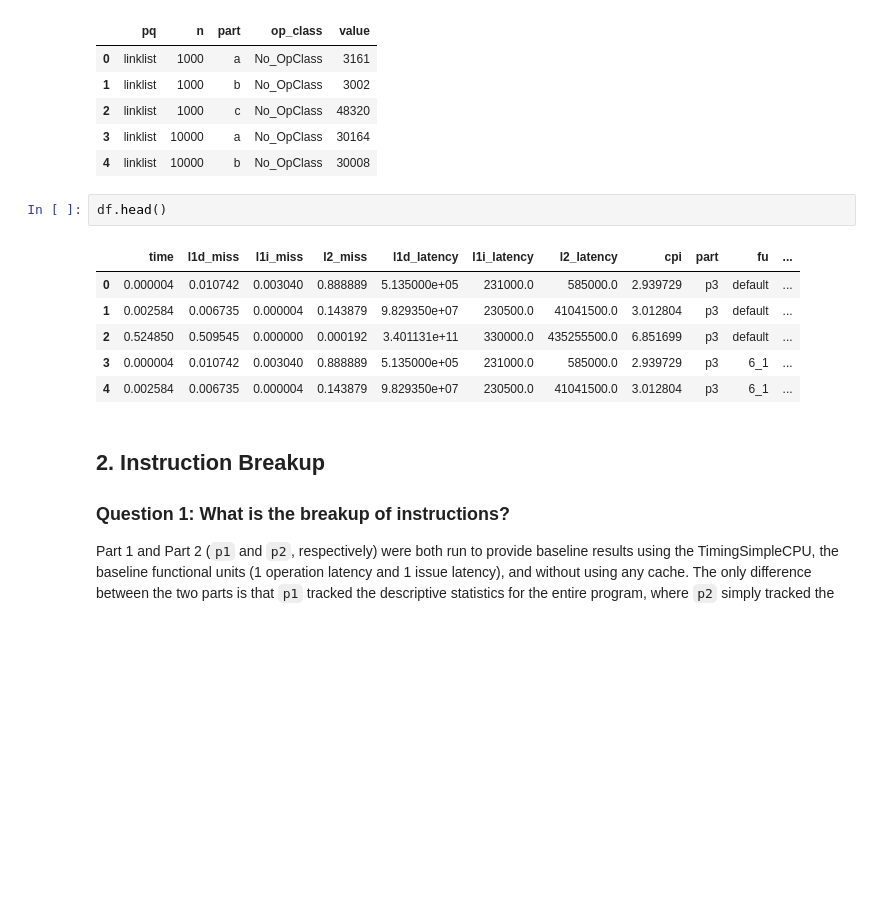
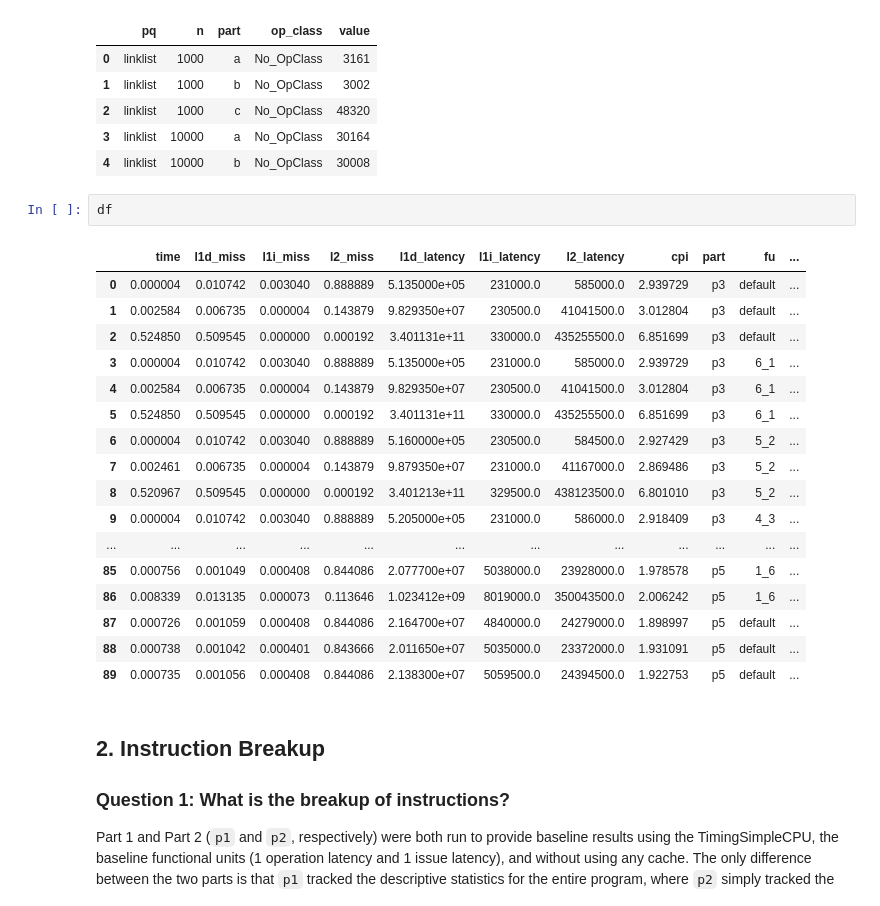
Before and after one commit to c14kevincardenas/cs5200-project2, a Jupyter notebook: report.ipynb, the cells around one changed output. Drawn from its saved outputs; the diff is of its cells as text; blank space fills up the shorter version.

```diff
--- a/report.ipynb
+++ b/report.ipynb
@@ -42,14 +42,25 @@ df2.head()
 | 3 | linklist | 10000 | a | No_OpClass | 30164 |
 | 4 | linklist | 10000 | b | No_OpClass | 30008 |
 # %%
-df.head()
+df
 # %% [output]
 |  | time | l1d_miss | l1i_miss | l2_miss | l1d_latency | l1i_latency | l2_latency | cpi | part | fu | ... |
 | 0 | 0.000004 | 0.010742 | 0.003040 | 0.888889 | 5.135000e+05 | 231000.0 | 585000.0 | 2.939729 | p3 | default | ... |
 | 1 | 0.002584 | 0.006735 | 0.000004 | 0.143879 | 9.829350e+07 | 230500.0 | 41041500.0 | 3.012804 | p3 | default | ... |
 | 2 | 0.524850 | 0.509545 | 0.000000 | 0.000192 | 3.401131e+11 | 330000.0 | 435255500.0 | 6.851699 | p3 | default | ... |
 | 3 | 0.000004 | 0.010742 | 0.003040 | 0.888889 | 5.135000e+05 | 231000.0 | 585000.0 | 2.939729 | p3 | 6_1 | ... |
 | 4 | 0.002584 | 0.006735 | 0.000004 | 0.143879 | 9.829350e+07 | 230500.0 | 41041500.0 | 3.012804 | p3 | 6_1 | ... |
+| 5 | 0.524850 | 0.509545 | 0.000000 | 0.000192 | 3.401131e+11 | 330000.0 | 435255500.0 | 6.851699 | p3 | 6_1 | ... |
+| 6 | 0.000004 | 0.010742 | 0.003040 | 0.888889 | 5.160000e+05 | 230500.0 | 584500.0 | 2.927429 | p3 | 5_2 | ... |
+| 7 | 0.002461 | 0.006735 | 0.000004 | 0.143879 | 9.879350e+07 | 231000.0 | 41167000.0 | 2.869486 | p3 | 5_2 | ... |
+| 8 | 0.520967 | 0.509545 | 0.000000 | 0.000192 | 3.401213e+11 | 329500.0 | 438123500.0 | 6.801010 | p3 | 5_2 | ... |
+| 9 | 0.000004 | 0.010742 | 0.003040 | 0.888889 | 5.205000e+05 | 231000.0 | 586000.0 | 2.918409 | p3 | 4_3 | ... |
+| ... | ... | ... | ... | ... | ... | ... | ... | ... | ... | ... | ... |
+| 85 | 0.000756 | 0.001049 | 0.000408 | 0.844086 | 2.077700e+07 | 5038000.0 | 23928000.0 | 1.978578 | p5 | 1_6 | ... |
+| 86 | 0.008339 | 0.013135 | 0.000073 | 0.113646 | 1.023412e+09 | 8019000.0 | 350043500.0 | 2.006242 | p5 | 1_6 | ... |
+| 87 | 0.000726 | 0.001059 | 0.000408 | 0.844086 | 2.164700e+07 | 4840000.0 | 24279000.0 | 1.898997 | p5 | default | ... |
+| 88 | 0.000738 | 0.001042 | 0.000401 | 0.843666 | 2.011650e+07 | 5035000.0 | 23372000.0 | 1.931091 | p5 | default | ... |
+| 89 | 0.000735 | 0.001056 | 0.000408 | 0.844086 | 2.138300e+07 | 5059500.0 | 24394500.0 | 1.922753 | p5 | default | ... |
 # %% [markdown]
 ## 2. Instruction Breakup
 ### Question 1: What is the breakup of instructions?
```
Also changed, not shown: parts of 5 cells of this notebook, 2 other files.
